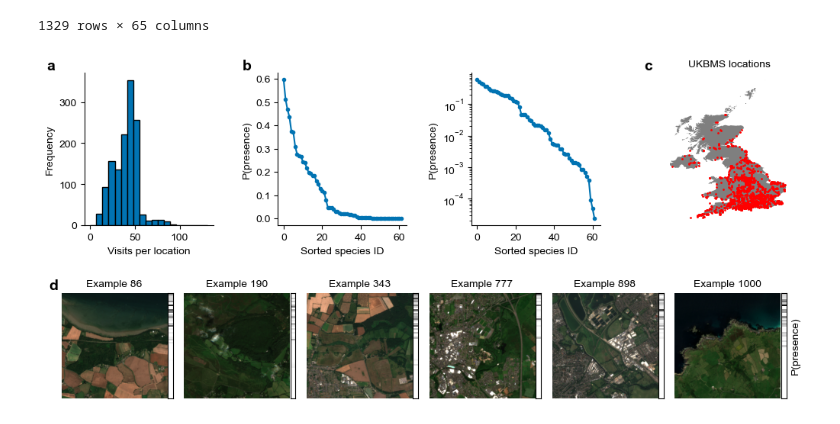
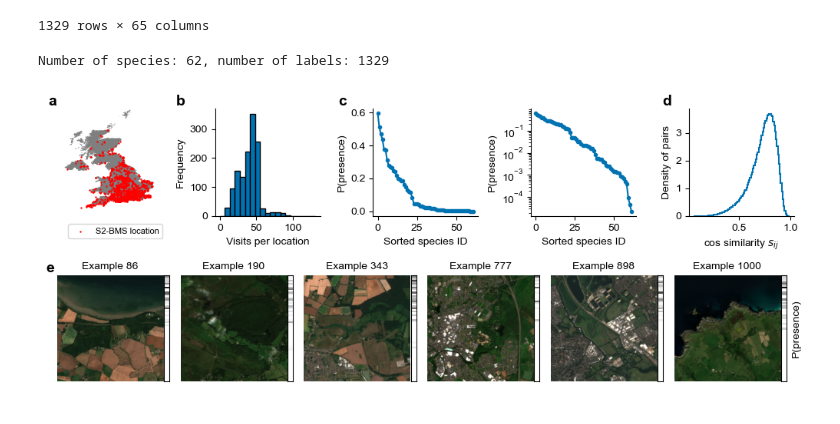
Before and after one commit to vdplasthijs/PECL, a Jupyter notebook: notebooks/try-out/Explore and create data set.ipynb, the cells around one changed output. Cells and saved outputs as stored; diff of their text form; code cells hidden in the pictures.

```diff
--- a/notebooks/try-out/Explore and create data set.ipynb
+++ b/notebooks/try-out/Explore and create data set.ipynb
@@ -547,6 +547,9 @@ ds = pem.DataSetImagePresence(image_folder='/Users/t.vanderplas/data/UKBMS_sent2
 # %% [output]
 Found 1329 out of 1455 images in the image folder.
 Sorting data by name_loc.
+# %%
+all_labels = dvu.stack_all_labels(ds, normalise=True)[1]
+# all_labels = all_labels[1]
 # %%
 ds.df_presence
 # %% [output]
@@ -564,6 +567,7 @@ ds.df_presence
 | 1328 | (-5.19981, 55.598295) | 0.000000 | 0.846154 | 0.076923 | 0.307692 | 0.461538 | ... |
 1329 rows × 65 columns
 # %%
-dvu.dataset_fig(ds=ds, save_fig=False)
+dvu.dataset_fig(ds=ds, save_fig=True, all_labels=all_labels)
 # %% [output]
+Number of species: 62, number of labels: 1329
-[figure, old version]
+[figure, new version]
```
Also changed, not shown: 2 other files.
